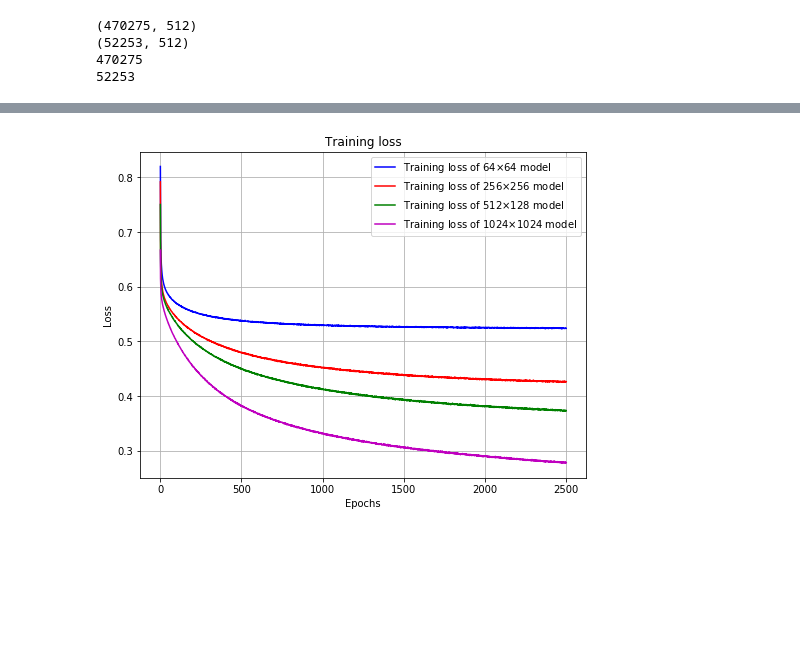
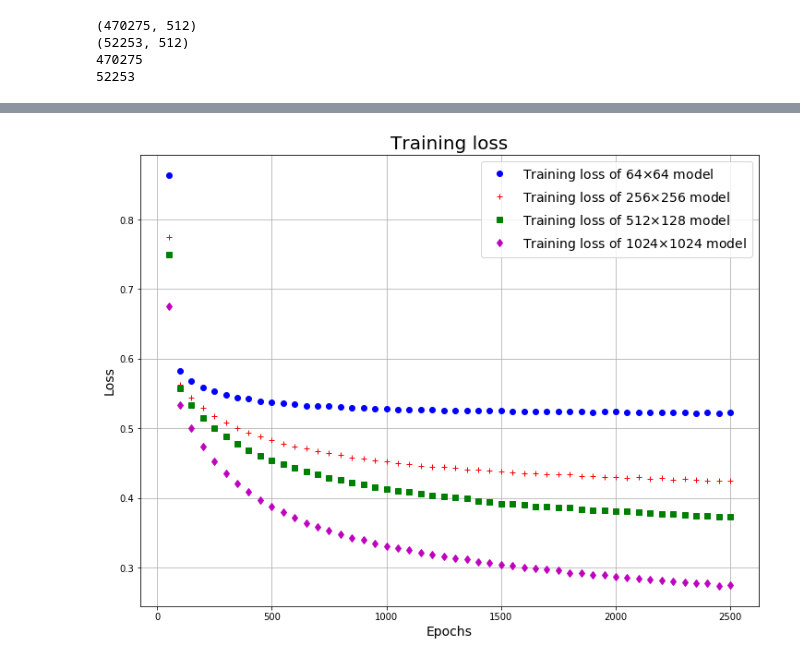
Before and after one commit to AndrzejKucik/premise-selection-nn, a Jupyter notebook: Network model.ipynb, the cells around one changed output, grey strips where cells are left out. Cells and saved outputs as stored; diff of their text form; code cells hidden in the pictures; blank space fills up the shorter version.

```diff
--- a/Network model.ipynb
+++ b/Network model.ipynb
@@ -250,45 +189,66 @@ history4 = model4.fit(X_train, Y_train, epochs = 2500, batch_size = 4096, shuffl
+# %%
+#Train selected models.
+
+for L in [(64, 64), (256, 256), (512, 128), (1024, 1024)]:
+    model = Sequential()
+    model.add(Dense(L[0], activation = 'relu', input_shape = (512,)))
+    model.add(Dropout(0.5))
+    model.add(Dense(L[1], activation = 'relu'))
+    model.add(Dropout(0.5))
+    model.add(Dense(1, activation = 'sigmoid'))
+    model.compile(optimizer = Adam(lr = 0.0001), loss = 'binary_crossentropy', metrics = ['accuracy'])
+
+    history = model.fit(X_train, Y_train, epochs = 2500, batch_size = 4096, shuffle = True, verbose = 0)
+
+    os.chdir(current_directory + '/two_layer_dense_models/selected_models/')
+    model.save('{}x{}_model_no_val.h5'.format(L[0], L[1]))
+
+    os.chdir(current_directory + '/two_layer_dense_models/selected_histories')
+    with open('{}x{}_model_no_val_history.pickle'.format(L[0], L[1]), 'wb') as dictionary:
+        pickle.dump(history.history, dictionary, protocol=pickle.HIGHEST_PROTOCOL)
 # %%
-#Plot selected models training outcomes
+#Plot and display training accuracy and loss for selected models.
 
-history_dict1 = history1.history
-loss_values1 = history_dict1['loss']
-acc_values1 = history_dict1['acc']
-history_dict2 = history2.history
-loss_values2 = history_dict2['loss']
-acc_values2 = history_dict2['acc']
-history_dict3 = history3.history
-loss_values3 = history_dict3['loss']
-acc_values3 = history_dict3['acc']
-history_dict4 = history4.history
-loss_values4 = history_dict4['loss']
-acc_values4 = history_dict4['acc']
+os.chdir(current_directory + '/two_layer_dense_models/selected_histories')
 
-epochs = range(1, len(acc_values1) + 1)
+history_dict = {}
+for L in [(64, 64), (256, 256), (512, 128), (1024, 1024)]:
+    with open('{}x{}_model_no_val_history.pickle'.format(L[0], L[1]), 'rb') as dictionary:
+        history_dict['{}x{}'.format(L[0], L[1])] = pickle.load(dictionary)
 
-fig1 = plt.figure(figsize = (8,6))
-plt.plot(epochs, loss_values1, 'b', label = 'Training loss of 64' + r'$\times$' + '64 model')
-plt.plot(epochs, loss_values2, 'r', label = 'Training loss of 256' + r'$\times$' + '256 model')
-plt.plot(epochs, loss_values3, 'g', label = 'Training loss of 512' + r'$\times$' + '128 model')
-plt.plot(epochs, loss_values4, 'm', label = 'Training loss of 1024' + r'$\times$' + '1024 model')
-plt.title('Training loss')
-plt.xlabel('Epochs')
-plt.ylabel('Loss')
+os.chdir(current_directory + '/two_layer_dense_models/selected_plots')
+loss_values, acc_values = {}, {}
+step = 50 #Display only step-multiple epochs to avoid congested plot.
+for key in history_dict.keys():
+    loss_values[key] = [history_dict[key]['loss'][n] for n in range(len(history_dict[key]['loss'])) if n % step == 0]
+    acc_values[key] = [history_dict[key]['acc'][n] for n in range(len(history_dict[key]['acc'])) if n % step == 0]
+
+epochs = range(step, step * (len(acc_values['64x64']) + 1), step)
+
+fig = plt.figure(figsize = (12, 9))
+plt.plot(epochs, loss_values['64x64'], 'bo', label = 'Training loss of 64' + r'$\times$' + '64 model')
+plt.plot(epochs, loss_values['256x256'], 'r+', label = 'Training loss of 256' + r'$\times$' + '256 model')
+plt.plot(epochs, loss_values['512x128'], 'gs', label = 'Training loss of 512' + r'$\times$' + '128 model')
+plt.plot(epochs, loss_values['1024x1024'], 'md', label = 'Training loss of 1024' + r'$\times$' + '1024 model')
+plt.title('Training loss', fontsize = 20)
+plt.xlabel('Epochs', fontsize = 14)
+plt.ylabel('Loss', fontsize = 14)
 plt.grid()
-plt.legend()
+plt.legend(fontsize = 14)
 plt.savefig('Training_loss_for_selected_models.pdf')
 plt.show()
 
-fig2 = plt.figure(figsize = (8,6))
-plt.plot(epochs, acc_values1, 'b', label = 'Training accuracy of 64' + r'$\times$' + '64 model')
-plt.plot(epochs, acc_values2, 'r', label = 'Training accuracy of 256' + r'$\times$' + '256 model')
-plt.plot(epochs, acc_values3, 'g', label = 'Training accuracy of 512' + r'$\times$' + '128 model')
-plt.plot(epochs, acc_values4, 'm', label = 'Training accuracy of 1024' + r'$\times$' + '1024 model')
-plt.title('Training accuracy')
-plt.xlabel('Epochs')
-plt.ylabel('Accuracy')
+fig = plt.figure(figsize = (12, 9))
+plt.plot(epochs, acc_values['64x64'], 'bo', label = 'Training accuracy of 64' + r'$\times$' + '64 model')
+plt.plot(epochs, acc_values['256x256'], 'r+', label = 'Training accuracy of 256' + r'$\times$' + '256 model')
+plt.plot(epochs, acc_values['512x128'], 'gs', label = 'Training accuracy of 512' + r'$\times$' + '128 model')
+plt.plot(epochs, acc_values['1024x1024'], 'md', label = 'Training accuracy of 1024' + r'$\times$' + '1024 model')
+plt.title('Training accuracy', fontsize = 20)
+plt.xlabel('Epochs', fontsize = 14)
+plt.ylabel('Loss', fontsize = 14)
 plt.grid()
-plt.legend()
+plt.legend(fontsize = 14)
 plt.savefig('Training_accuracy_for_selected_models.pdf')
 plt.show()
 # %% [output]
-[figure, old version]
+[figure, new version]
```
Also changed, not shown: parts of 13 cells of this notebook.
